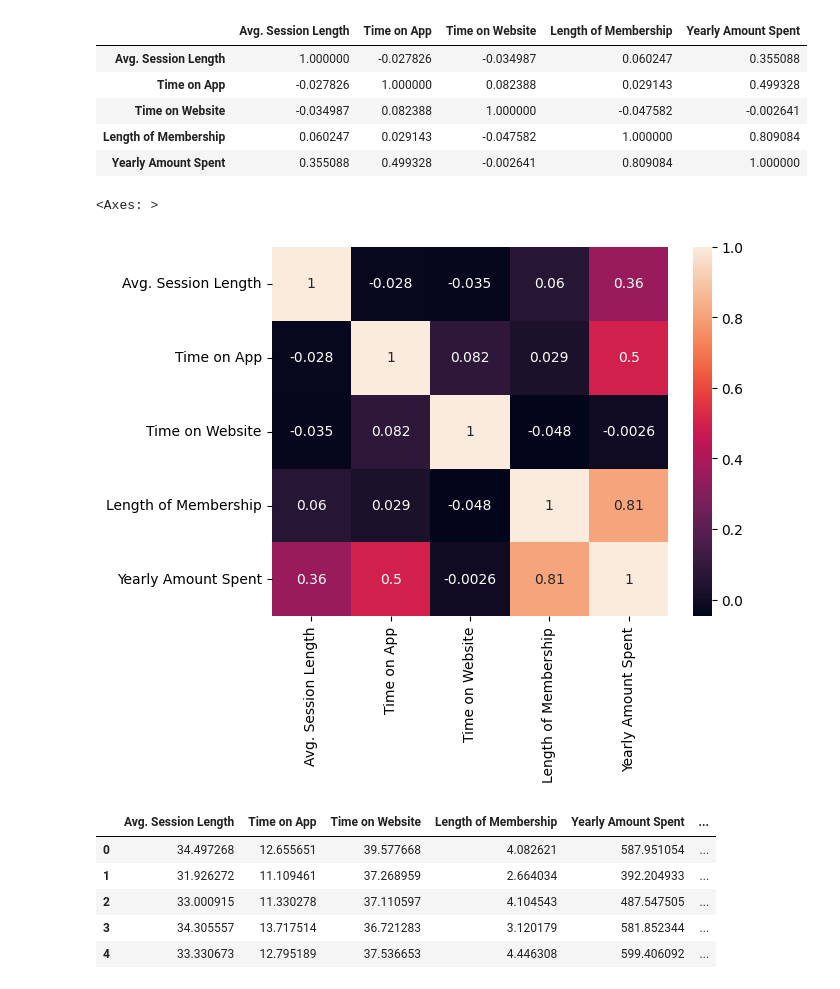
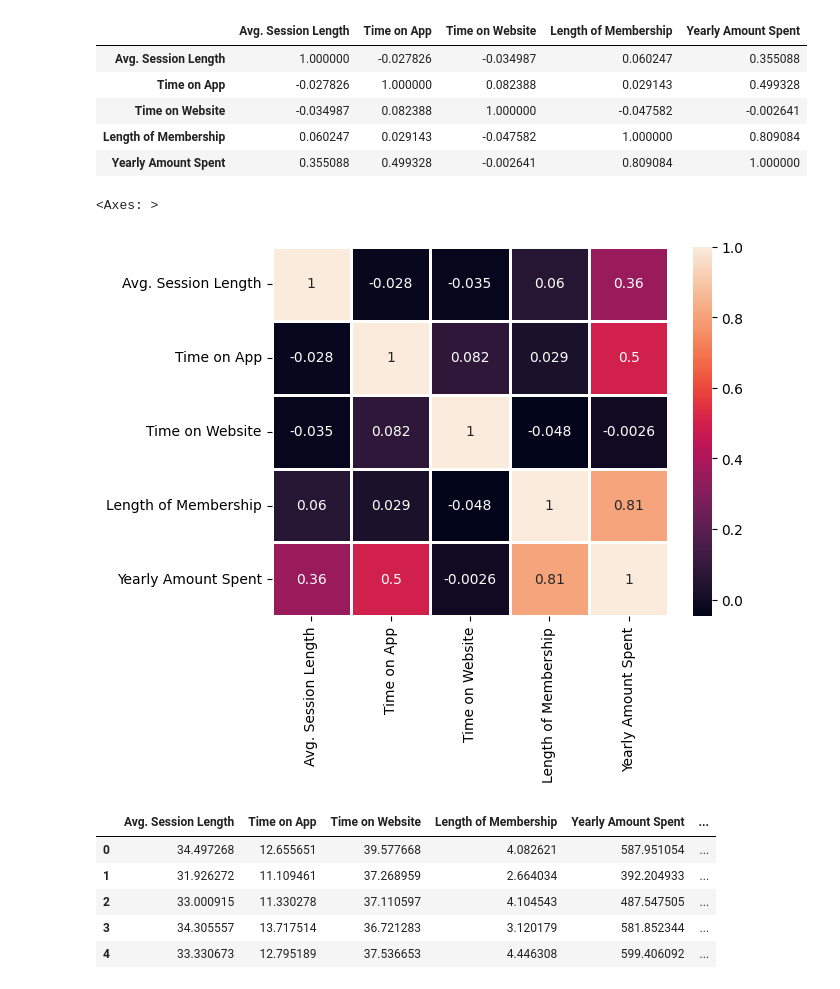
Before and after one commit to haezeong/fintech_service, a Jupyter notebook: 06_machine_learning/13_회귀분석2_고객별연간지출액예측.ipynb, the cells around one changed output. Saved outputs shown, nothing was run; the diff lists cells and outputs as text; code cells hidden in the pictures.

```diff
--- a/06_machine_learning/13_회귀분석2_고객별연간지출액예측.ipynb
+++ b/06_machine_learning/13_회귀분석2_고객별연간지출액예측.ipynb
@@ -287,10 +271,10 @@ data.corr(numeric_only=True)
 | Length of Membership | 0.060247 | 0.029143 | -0.047582 | 1.000000 | 0.809084 |
 | Yearly Amount Spent | 0.355088 | 0.499328 | -0.002641 | 0.809084 | 1.000000 |
 # %%
-sns.heatmap(data.corr(numeric_only=True),annot=True)
+sns.heatmap(data.corr(numeric_only=True),annot=True,linewidth=1)
 # %% [output]
 <Axes: >
-[figure, old version]
+[figure, new version]
 # %%
 data= data.drop(['Email', 'Address', 'Avatar'], axis=1)
 data.head()
```
Also changed, not shown: parts of 58 cells of this notebook, 1 other file.
